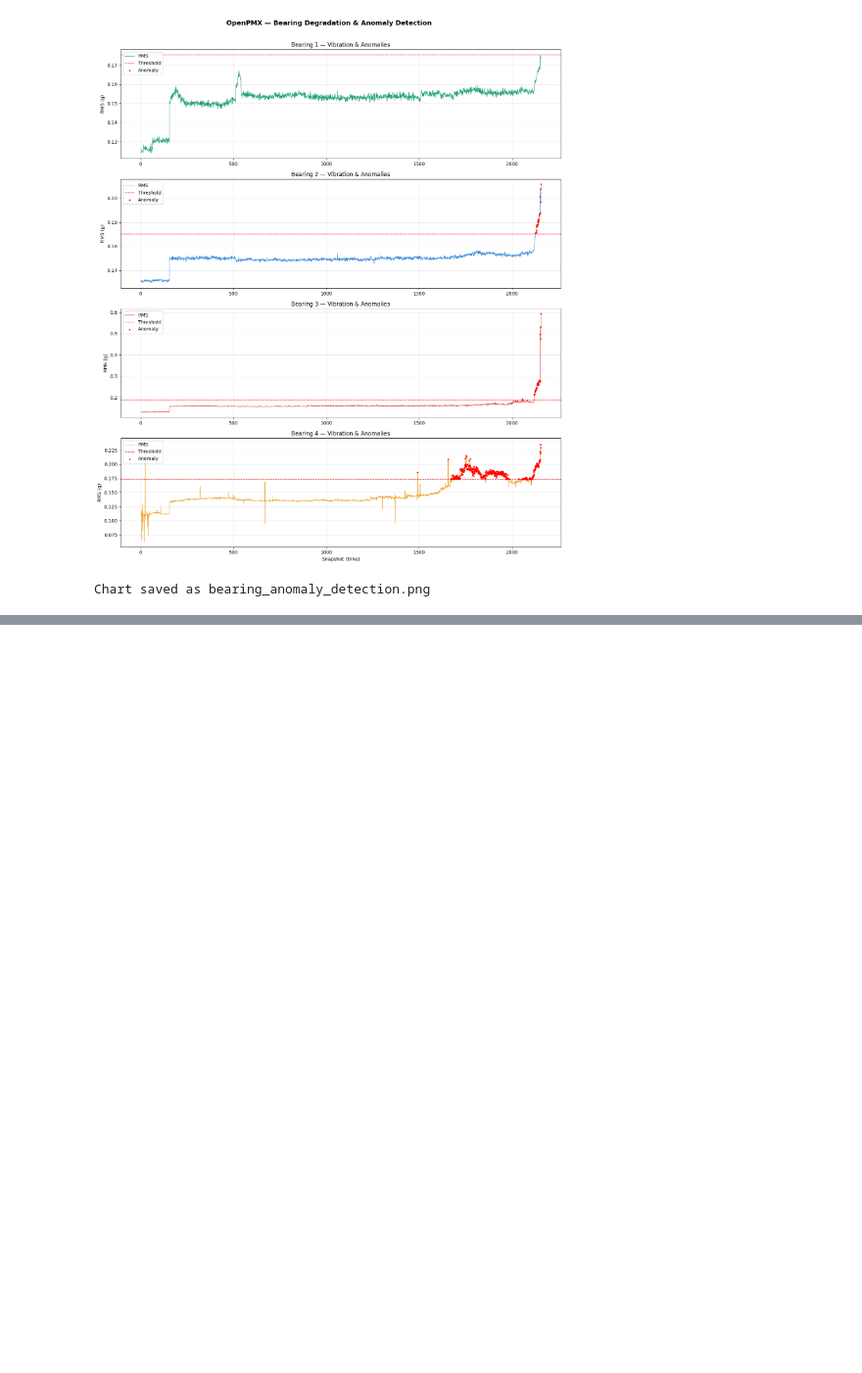
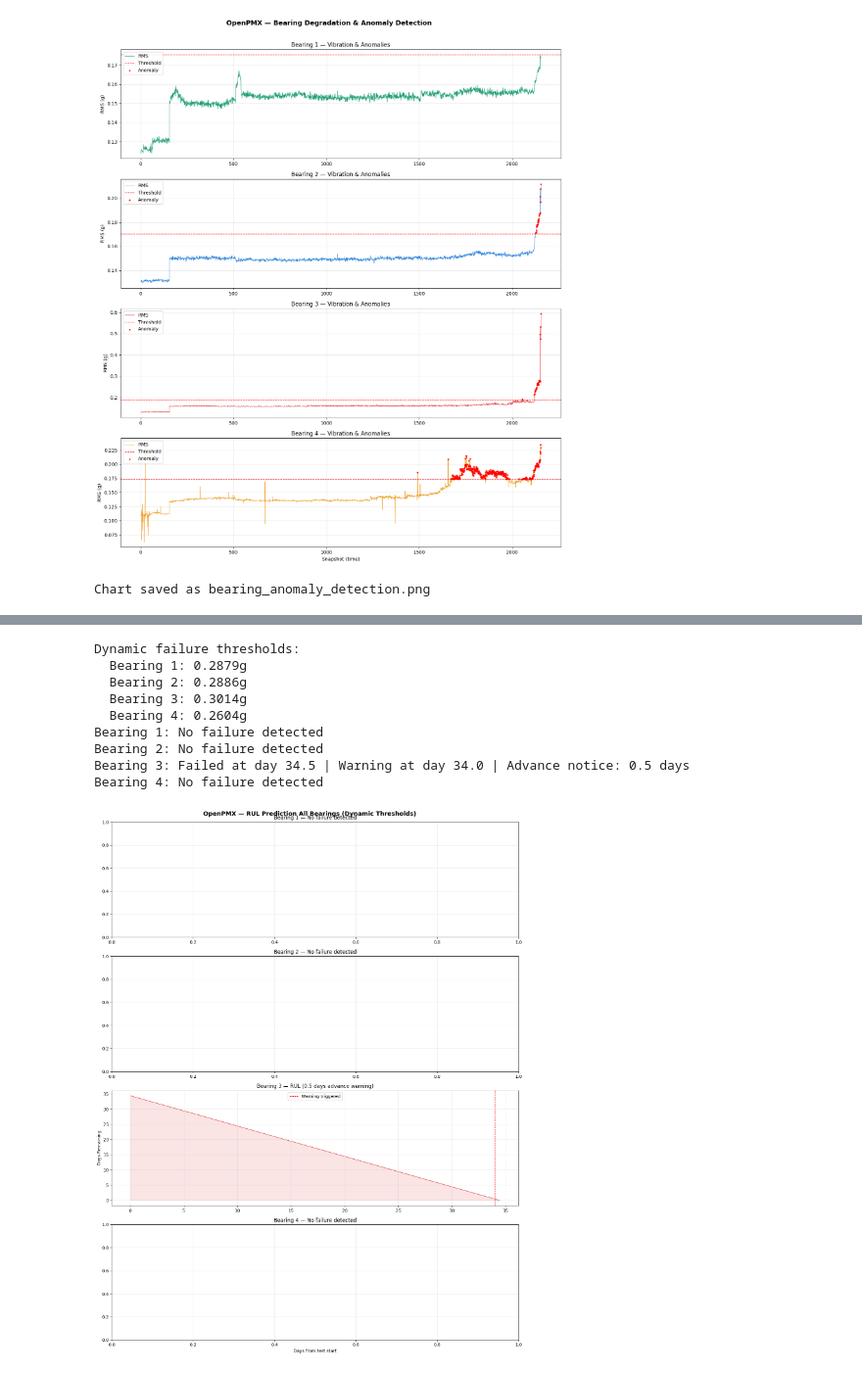
Before and after one commit to SahDhirendra/openpmx, a Jupyter notebook: 02_anomaly_detection.ipynb, the cells around one changed output, grey strips where cells are left out. Shown at 98% size. Drawn from its saved outputs; the diff is of its cells as text; code cells hidden in the pictures; blank space fills up the shorter version.

```diff
--- a/02_anomaly_detection.ipynb
+++ b/02_anomaly_detection.ipynb
@@ -309,0 +433,72 @@ Chart saved as bearing_anomaly_detection.png
+# %%
+# Use dynamic thresholds based on each bearing's own baseline
+# Set threshold at 2x the baseline mean for each bearing
+dynamic_thresholds = baseline_mean * 2
+
+print("Dynamic failure thresholds:")
+for i, thresh in enumerate(dynamic_thresholds):
+    print(f"  Bearing {i+1}: {thresh:.4f}g")
+
+fig, axes = plt.subplots(4, 1, figsize=(14, 18))
+colors = ["#1D9E75", "#378ADD", "#E24B4A", "#EF9F27"]
+
+for i, (bearing, color) in enumerate(zip(bearings_rms, colors)):
+    thresh = dynamic_thresholds[i]
+
+    # Find failure point
+    failed = df[df[bearing] >= thresh]
+
+    if len(failed) > 0:
+        failure_idx = failed.index[0]
+        failure_day = df.loc[failure_idx, "days_from_start"]
+
+        # Calculate RUL
+        rul = failure_day - df["days_from_start"]
+        rul = rul.clip(lower=0)
+
+        # Warning threshold at 1.5x baseline
+        warning_thresh = baseline_mean[i] * 1.5
+        warned = df[df[bearing] >= warning_thresh]
+
+        if len(warned) > 0:
+            first_warning_day = df.loc[warned.index[0], "days_from_start"]
+            rul_at_warning = failure_day - first_warning_day
+        else:
+            rul_at_warning = 0
+            first_warning_day = failure_day
+
+        # Plot RUL countdown
+        axes[i].plot(df["days_from_start"], rul, color=color, linewidth=1)
+        axes[i].fill_between(df["days_from_start"], rul, alpha=0.15, color=color)
+        axes[i].axvline(x=first_warning_day, color="red", linestyle="--",
+                        linewidth=1, label=f"Warning triggered")
+        axes[i].set_title(f"Bearing {i+1} — RUL ({rul_at_warning:.1f} days advance warning)")
+        axes[i].set_ylabel("Days Remaining")
+        axes[i].legend()
+        axes[i].grid(True, alpha=0.3)
+
+        print(f"Bearing {i+1}: Failed at day {failure_day:.1f} | "
+              f"Warning at day {first_warning_day:.1f} | "
+              f"Advance notice: {rul_at_warning:.1f} days")
+    else:
+        axes[i].set_title(f"Bearing {i+1} — No failure detected")
+        axes[i].grid(True, alpha=0.3)
+        print(f"Bearing {i+1}: No failure detected")
+
+axes[-1].set_xlabel("Days from test start")
+plt.suptitle("OpenPMX — RUL Prediction All Bearings (Dynamic Thresholds)",
+             fontsize=14, fontweight="bold")
+plt.tight_layout()
+plt.savefig("rul_all_bearings.png", dpi=150, bbox_inches="tight")
+plt.show()
+# %% [output]
+Dynamic failure thresholds:
+  Bearing 1: 0.2879g
+  Bearing 2: 0.2886g
+  Bearing 3: 0.3014g
+  Bearing 4: 0.2604g
+Bearing 1: No failure detected
+Bearing 2: No failure detected
+Bearing 3: Failed at day 34.5 | Warning at day 34.0 | Advance notice: 0.5 days
+Bearing 4: No failure detected
+[figure, added]
```
Also changed, not shown: parts of 2 cells of this notebook, 3 other files.
